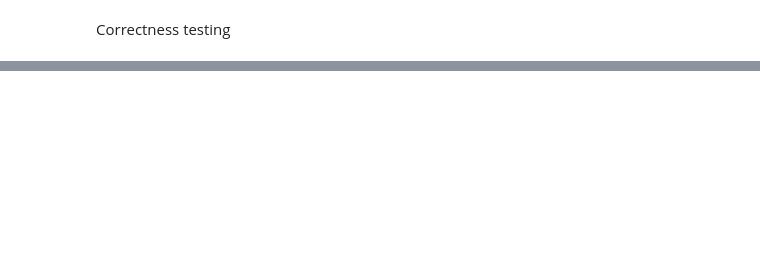
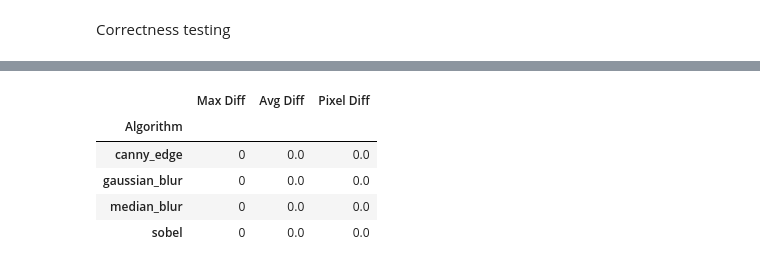
Before and after one commit to EmilStevnsborg/PUK, a Jupyter notebook: project/tests_pybind/tests.ipynb, the cells around one changed output, grey strips where cells are left out. Cells and saved outputs as stored; diff of their text form; code cells hidden in the pictures; blank space fills up the shorter version.

```diff
--- a/project/tests_pybind/tests.ipynb
+++ b/project/tests_pybind/tests.ipynb
@@ -167,0 +204,15 @@ grouped_df
+# %%
+df = pd.read_csv("correctness_QOI_test.csv")
+grouped_df = df.groupby("Algorithm").agg({
+    "Max Diff": "max",
+    "Avg Diff": "mean",
+    "Pixel Diff": "mean"})
+
+grouped_df
+# %% [output]
+|  | Max Diff | Avg Diff | Pixel Diff |
+| Algorithm |  |  |  |
+| canny_edge | 0 | 0.0 | 0.0 |
+| gaussian_blur | 0 | 0.0 | 0.0 |
+| median_blur | 0 | 0.0 | 0.0 |
+| sobel | 0 | 0.0 | 0.0 |
```
Also changed, not shown: parts of 5 cells of this notebook, 27 other files.
